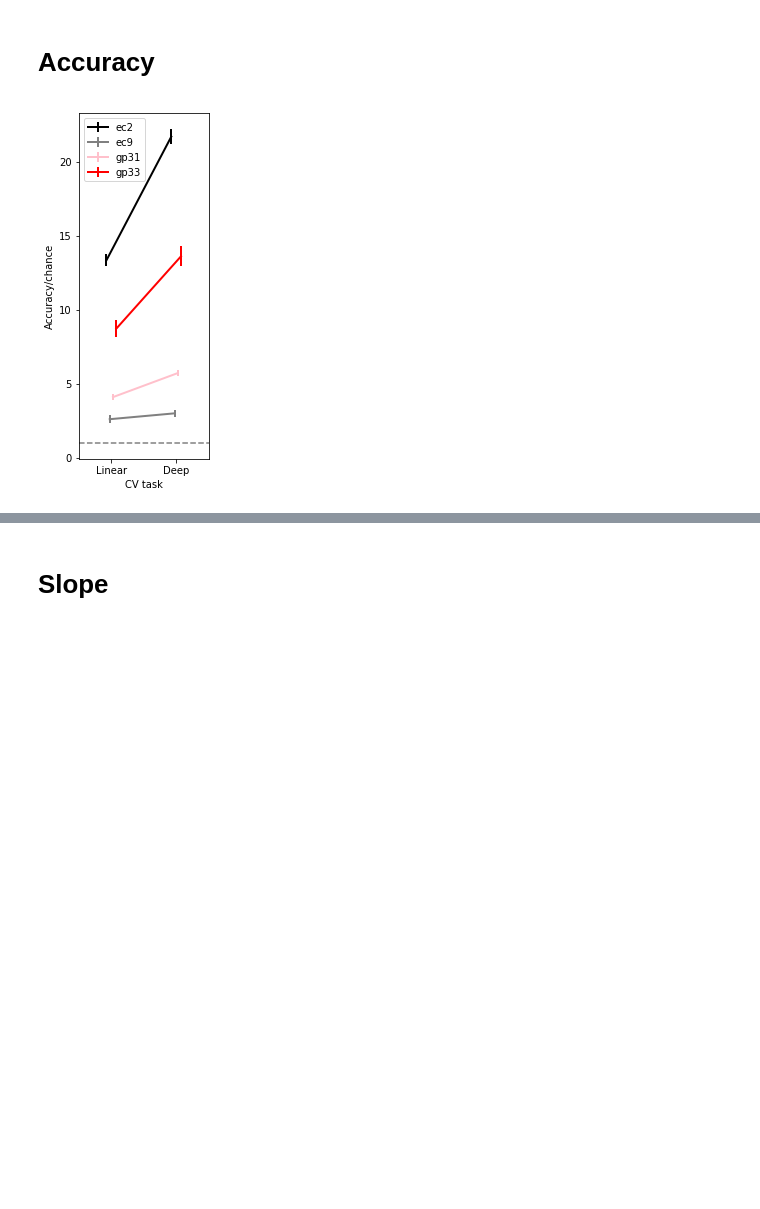
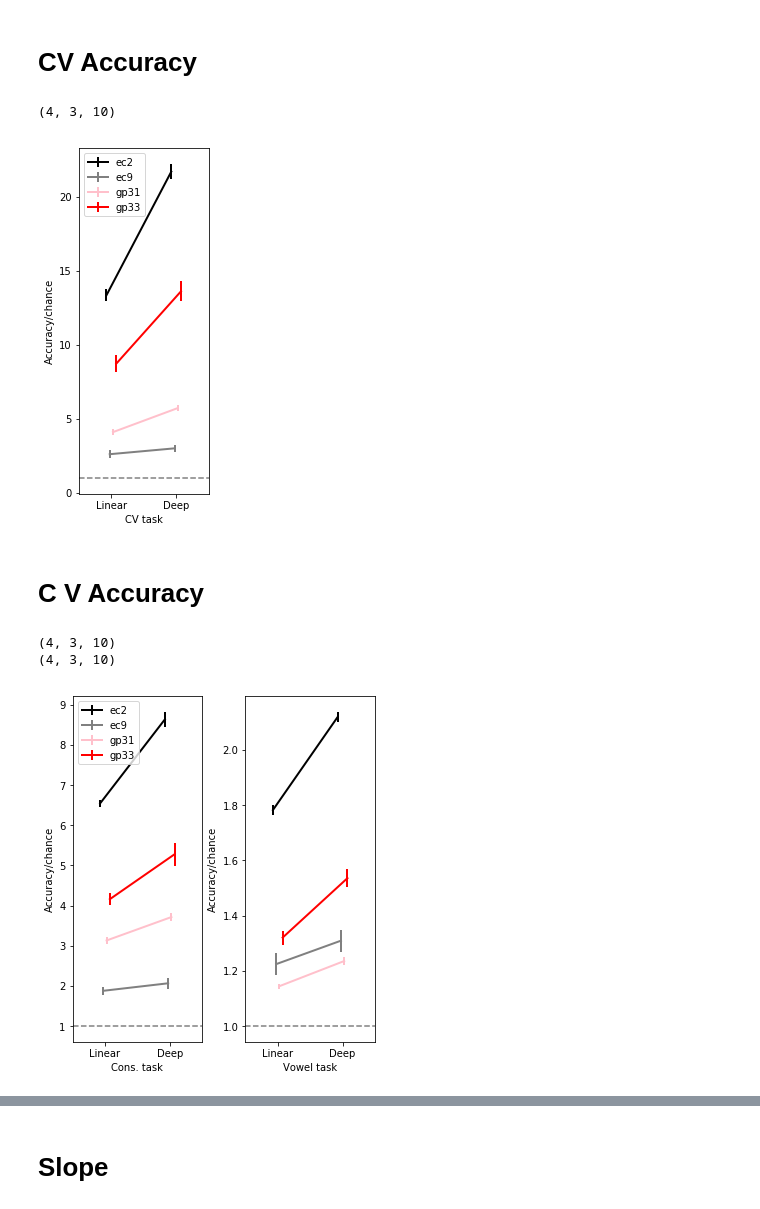
Before and after one commit to BouchardLab/cv_paper_plots, a Jupyter notebook: accuracy_slope/accuracy_slope.ipynb, the cells around one changed output, grey strips where cells are left out. Drawn from its saved outputs; the diff is of its cells as text; code cells hidden in the pictures; blank space fills up the shorter version.

Commit message:
c v p m plots working not right data yet

```diff
--- a/accuracy_slope/accuracy_slope.ipynb
+++ b/accuracy_slope/accuracy_slope.ipynb
@@ -19,3 +17,31 @@ with open(os.path.join(os.environ['HOME'], 'plots/model/data/frac_results.pkl'),
 d = np.load(os.path.join(os.environ['HOME'], 'plots/ds/data/dataset_chance.npz'))
 chance = d['chance_data']
 training_size = d['training_size']
+# %%
+other_linear_accuracy = {}
+other_deep_accuracy = {}
+for key in ['c', 'v', 'p', 'm']:
+    other_linear_accuracy[key] = np.zeros((len(subjects), 3, 10))
+    other_deep_accuracy[key] = np.zeros((len(subjects), 3, 10))
+for ii, s in enumerate(subjects):
+    for style in ['_lin', '']:
+        f_string = 'plots/model/data/{}_{}_hg_a{}_model_output.pkl'.format(s, s, style)
+        with open(os.path.join(os.environ['HOME'], f_string), 'rb') as f:
+            dicts, dicts2, y_dims, has_data = pickle.load(f, encoding='latin1')
+        (accuracy_dicts, indices_dicts, y_hat_dicts, logits_dicts,
+         hidden_dicts) = dicts
+        indices_dicts2, y_hat_dicts2, logits_dicts2 = dicts2
+        mats = analysis.indx_dict2conf_mat(indices_dicts2, y_dims)
+        c_mat, v_mat, cv_mat = mats
+        acc = analysis.conf_mat2accuracy(c_mat, v_mat, cv_mat)
+        (c_accuracy, v_accuracy, cv_accuracy, accuracy_per_cv,
+         p_accuracy, m_accuracy) = acc
+        if style == '_lin':
+            d = other_linear_accuracy
+        else:
+            d = other_deep_accuracy
+        d['c'][ii, 2] = c_accuracy
+        d['v'][ii, 2] = v_accuracy
+        d['p'][ii, 2] = p_accuracy
+        d['m'][ii, 2] = m_accuracy
+    print(s, cv_accuracy.mean())
@@ -22,14 +61,37 @@ training_size = d['training_size']
 # %%
 fracs = sorted(deep_all.keys())
 # %% [markdown]
-# Accuracy
+# CV Accuracy
 # %%
 reload(accuracy)
 plt.close()
 f = plt.figure(figsize=(3, 6))
 
 ax_cv = f.add_axes([.2, .1, .6, .8])
-accuracy.plot_cv_accuracy(deep_all, linear_all, chance[0], subjects, fracs[-1], colors, ax_cv)
+
+key = fracs[-1]
+accuracy.plot_cv_accuracy(deep_all[key], linear_all[key], chance[0, :, -1], subjects, colors, ax_cv)
 plt.savefig(os.path.join(os.environ['HOME'], 'Downloads/cv_accuracy.pdf'))
 # %% [output]
+(4, 3, 10)
 [figure]
+# %% [markdown]
+# C V Accuracy
+# %%
+reload(accuracy)
+plt.close()
+f = plt.figure(figsize=(6, 6))
+
+ax_c = f.add_axes([.2, .1, .3, .8])
+ax_v = f.add_axes([.6, .1, .3, .8])
+
+accuracy.plot_cv_accuracy(other_deep_accuracy['c'], other_linear_accuracy['c'],
+                          chance[1, :, -1], subjects, colors, ax_c, 'Cons. task')
+accuracy.plot_cv_accuracy(other_deep_accuracy['v'], other_linear_accuracy['v'],
+                          chance[2, :, -1], subjects, colors, ax_v, 'Vowel task', False)
+
+plt.savefig(os.path.join(os.environ['HOME'], 'Downloads/c_v_accuracy.pdf'))
+# %% [output]
+(4, 3, 10)
+(4, 3, 10)
+[figure, added]
```
Also changed, not shown: parts of 5 cells of this notebook, 2 other files.
